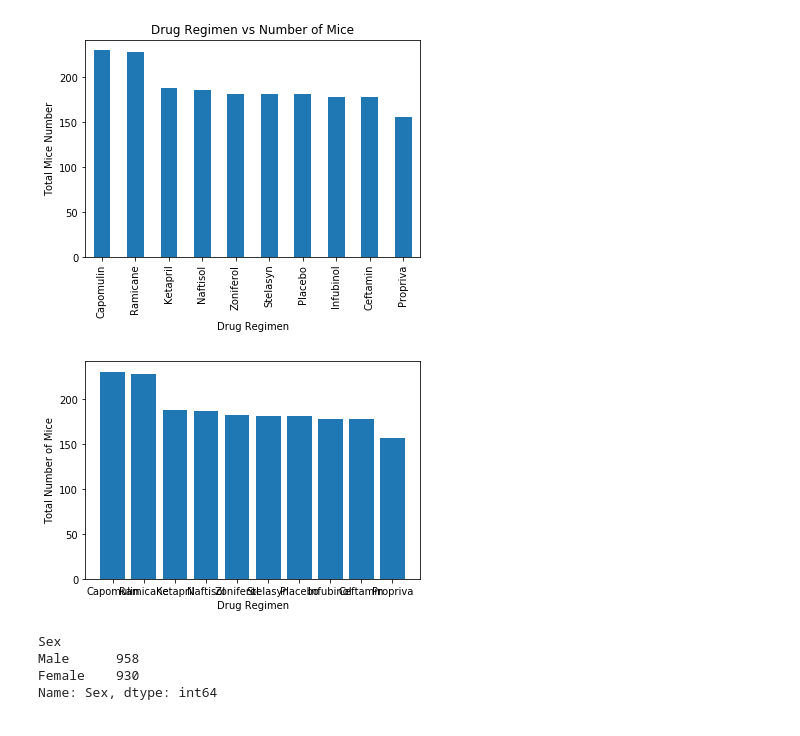
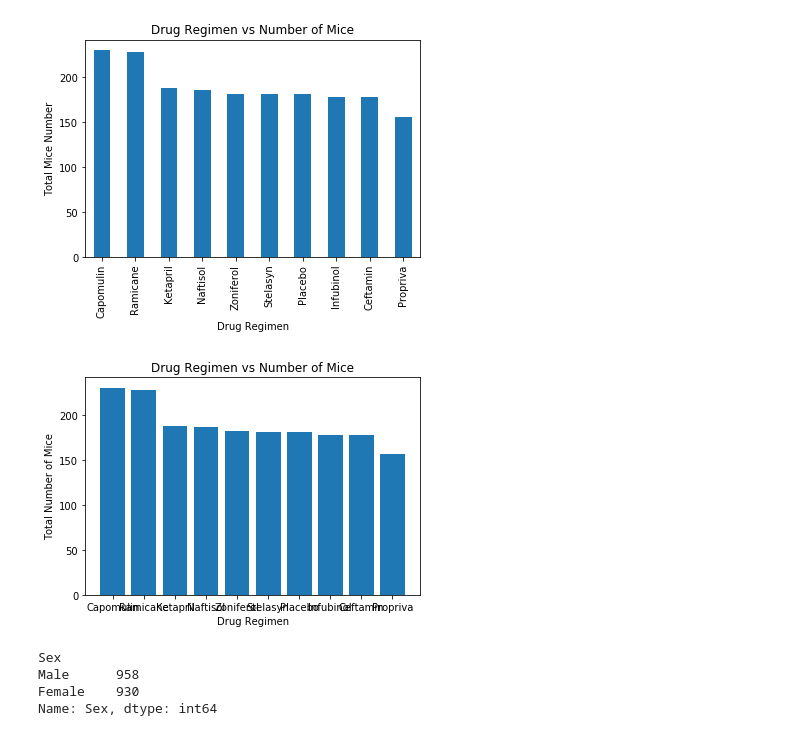
Before and after one commit to gotar1/Pymaceuticals, a Jupyter notebook: Pymaceuticals/pymaceuticals.ipynb, the cells around one changed output. Saved outputs shown, nothing was run; the diff lists cells and outputs as text; code cells hidden in the pictures.

```diff
--- a/Pymaceuticals/pymaceuticals.ipynb
+++ b/Pymaceuticals/pymaceuticals.ipynb
@@ -137,12 +143,12 @@ Text(0.5, 1.0, 'Drug Regimen vs Number of Mice')
 # %%
 mice_number = bar_plot_data.keys()
 plt.bar(mice_number, bar_plot_data, align='center')
-# plt.title('Drug Regimen vs Number of Mice')
+plt.title('Drug Regimen vs Number of Mice')
 plt.xlabel('Drug Regimen')
 plt.ylabel('Total Number of Mice')
 plt.show()
 # %% [output]
-[figure, old version]
+[figure, new version]
 # %%
 pie_chart_data = clean_combined_data.groupby('Sex')['Sex'].count()
 pie_chart_data = pie_chart_data.sort_values(ascending=False)
```
Also changed, not shown: parts of 23 cells of this notebook.
